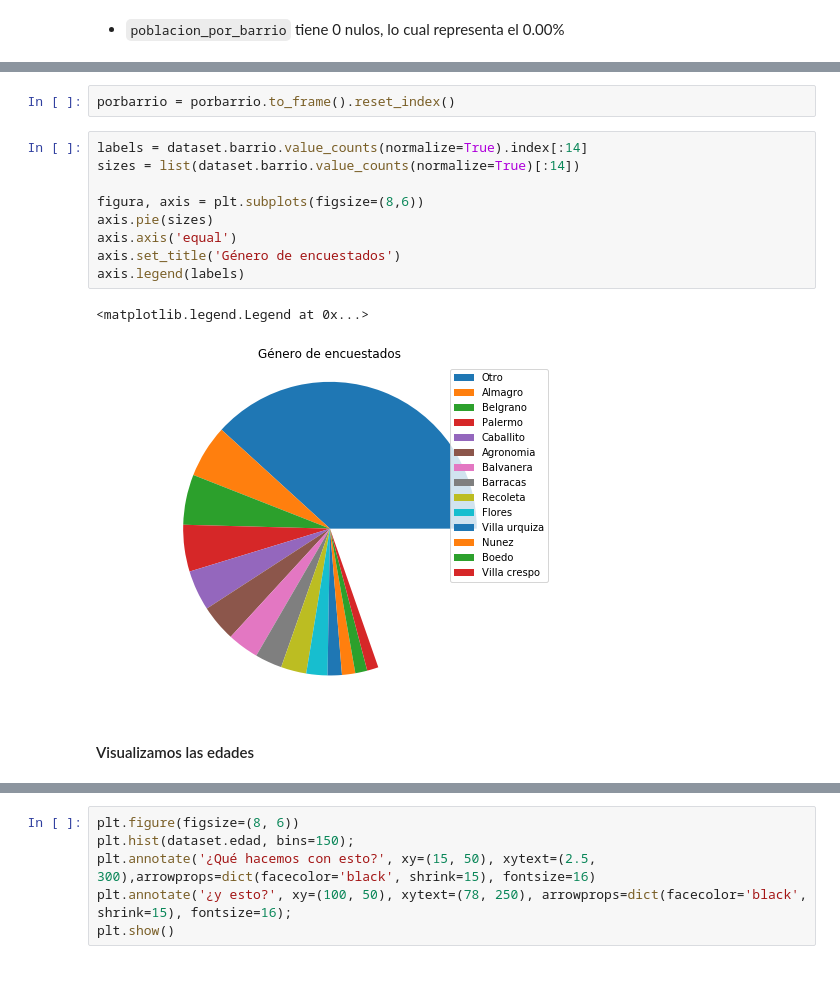
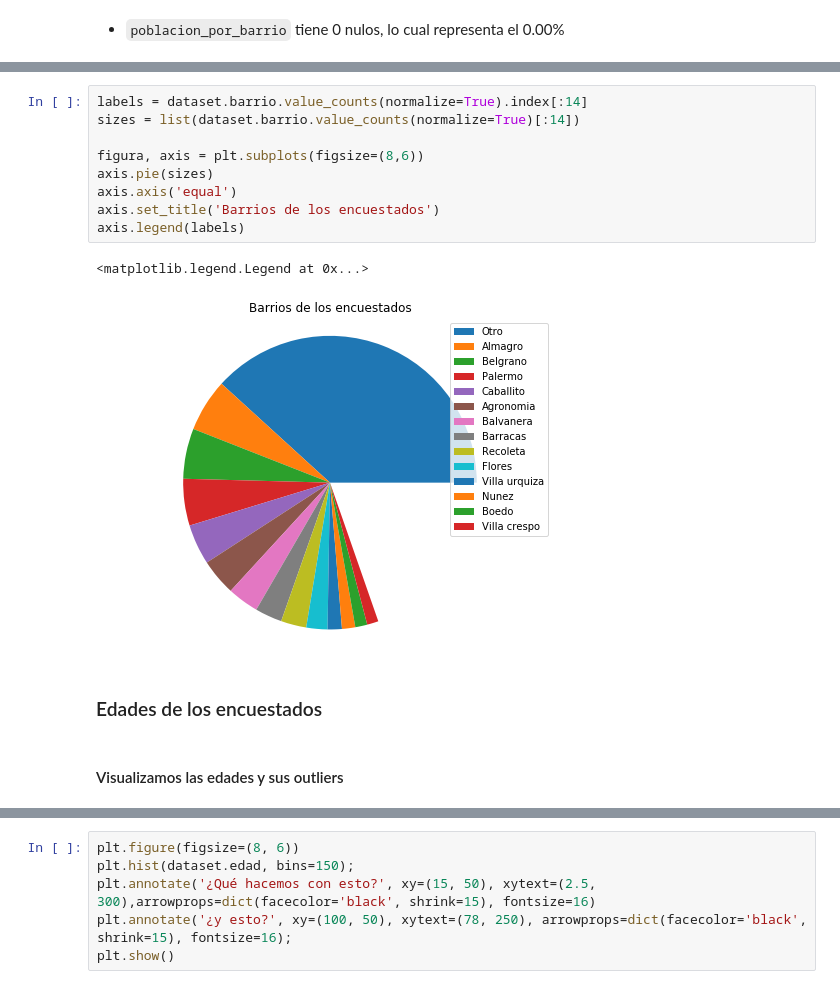
Before and after one commit to cdgn-coding/ml-test-noviazgo, a Jupyter notebook: presentacion.ipynb, the cells around one changed output, grey strips where cells are left out. Cells and saved outputs as stored; diff of their text form.

```diff
--- a/presentacion.ipynb
+++ b/presentacion.ipynb
@@ -172,16 +182,16 @@ Name: barrio_completo, dtype: int64
-# %%
-porbarrio = porbarrio.to_frame().reset_index()
 # %%
 labels = dataset.barrio.value_counts(normalize=True).index[:14]
 sizes = list(dataset.barrio.value_counts(normalize=True)[:14])
 
 figura, axis = plt.subplots(figsize=(8,6))
 axis.pie(sizes)
 axis.axis('equal')
-axis.set_title('Género de encuestados')
+axis.set_title('Barrios de los encuestados')
 axis.legend(labels)
 # %% [output]
 <matplotlib.legend.Legend at 0x...>
-[figure, old version]
+[figure, new version]
+# %% [markdown]
+### Edades de los encuestados
 # %% [markdown]
-#### Visualizamos las edades
+#### Visualizamos las edades y sus outliers
```
Also changed, not shown: parts of 176 cells of this notebook.
